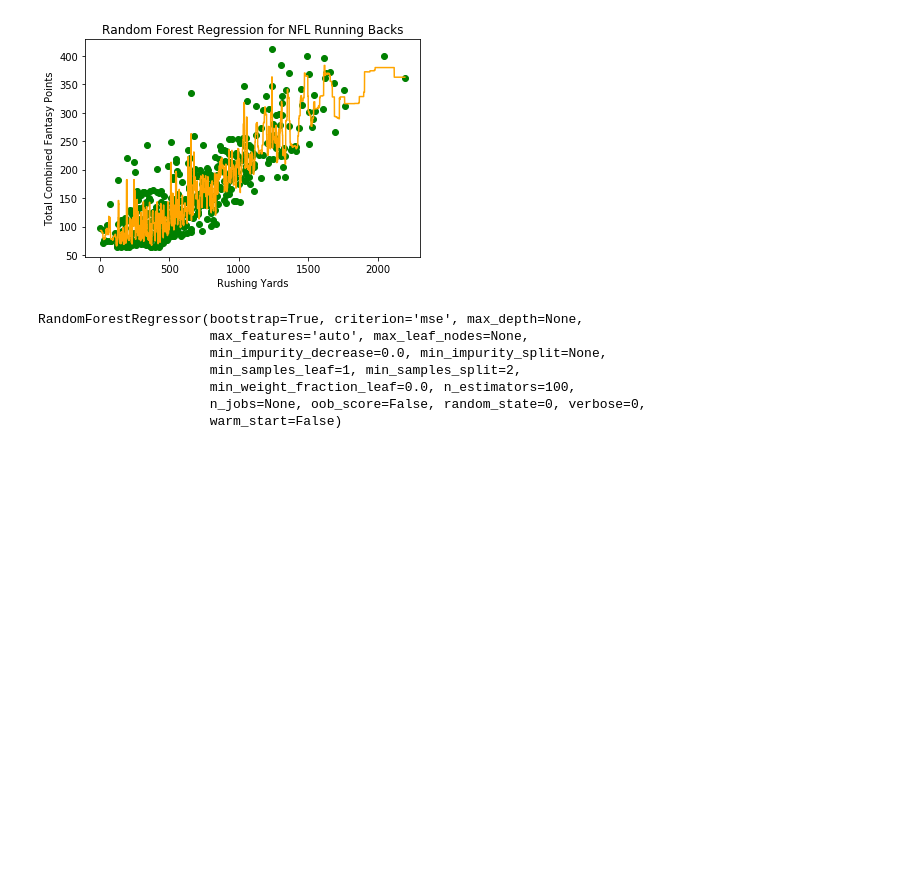
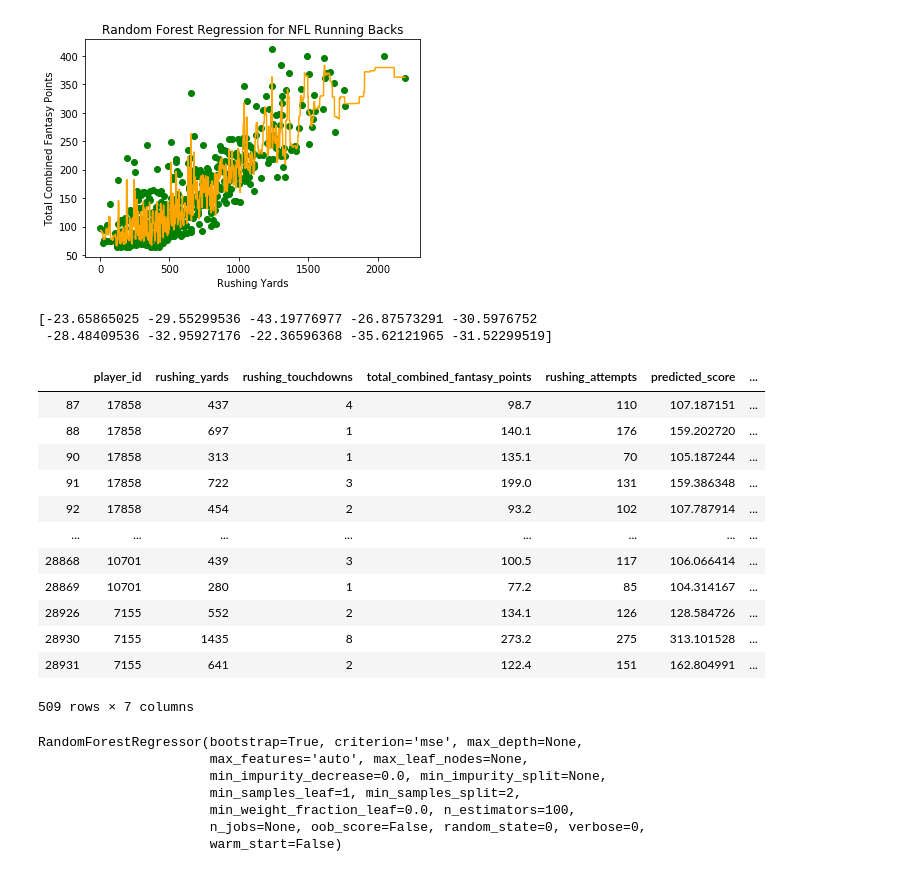
Before and after one commit to brettrchadwick/FantasyFootballProjections, a Jupyter notebook: ETL/Random_Forest.ipynb, the cells around one changed output. Cells and saved outputs as stored; diff of their text form; code cells hidden in the pictures; blank space fills up the shorter version.

```diff
--- a/ETL/Random_Forest.ipynb
+++ b/ETL/Random_Forest.ipynb
@@ -289,3 +356,64 @@ plt.ylabel('Total Combined Fantasy Points')
 plt.show()
 # %% [output]
 [figure]
+# %%
+##Predicting Total Fantasy Points with Random Forest
+from sklearn.model_selection import cross_val_score, GridSearchCV, cross_val_predict
+from sklearn.ensemble import RandomForestRegressor
+from sklearn.preprocessing import MinMaxScaler
+
+#Select column 1 (rushing_yards) as X
+X = RB_stats_cleaned.iloc[:, 1:2].values
+
+#Select column 3 (total_combined_fantasy_points) as y
+y = RB_stats_cleaned.iloc[:, 3].values
+
+def rfr_model(X,y):
+    #grid search
+    gsc = GridSearchCV(
+        estimator=RandomForestRegressor(),
+        param_grid={
+            'max_depth':range(3,7),
+            'n_estimators':(10,50,100,1000)
+        },
+        cv=5, scoring='neg_mean_squared_error',verbose=0,
+n_jobs=-1)
+
+    grid_result = gsc.fit(X, y)
+    best_params = grid_result.best_params_
+    rfr = RandomForestRegressor(max_depth=best_params["max_depth"],
+n_estimators=best_params["n_estimators"],
+random_state=False, verbose=False)
+#K-Fold CV
+    scores = cross_val_score(rfr,X,y,cv=10,
+scoring='neg_mean_absolute_error')
+    predictions = cross_val_predict(rfr, X, y, cv=10)
+    #print(predictions)
+    print(scores)
+    return predictions
+
+temp = rfr_model(X,y)
+# %% [output]
+[-23.65865025 -29.55299536 -43.19776977 -26.87573291 -30.5976752
+ -28.48409536 -32.95927176 -22.36596368 -35.62121965 -31.52299519]
+# %%
+#Joins to add the predictions to the stats dataframe and join the name on player-id
+RB_stats_predictions_RY = RB_stats_cleaned
+RB_stats_predictions_RY['predicted_score']= temp
+
+RB_predictions_names_RY = RB_stats_predictions_RY.join(Name_Id.set_index('player_id'), on='player_id', how='inner')
+RB_predictions_names_RY
+# %% [output]
+|  | player_id | rushing_yards | rushing_touchdowns | total_combined_fantasy_points | rushing_attempts | predicted_score | ... |
+| 87 | 17858 | 437 | 4 | 98.7 | 110 | 107.187151 | ... |
+| 88 | 17858 | 697 | 1 | 140.1 | 176 | 159.202720 | ... |
+| 90 | 17858 | 313 | 1 | 135.1 | 70 | 105.187244 | ... |
+| 91 | 17858 | 722 | 3 | 199.0 | 131 | 159.386348 | ... |
+| 92 | 17858 | 454 | 2 | 93.2 | 102 | 107.787914 | ... |
+| ... | ... | ... | ... | ... | ... | ... | ... |
+| 28868 | 10701 | 439 | 3 | 100.5 | 117 | 106.066414 | ... |
+| 28869 | 10701 | 280 | 1 | 77.2 | 85 | 104.314167 | ... |
+| 28926 | 7155 | 552 | 2 | 134.1 | 126 | 128.584726 | ... |
+| 28930 | 7155 | 1435 | 8 | 273.2 | 275 | 313.101528 | ... |
+| 28931 | 7155 | 641 | 2 | 122.4 | 151 | 162.804991 | ... |
+509 rows × 7 columns
```
Also changed, not shown: parts of 23 cells of this notebook, 4 other files.
